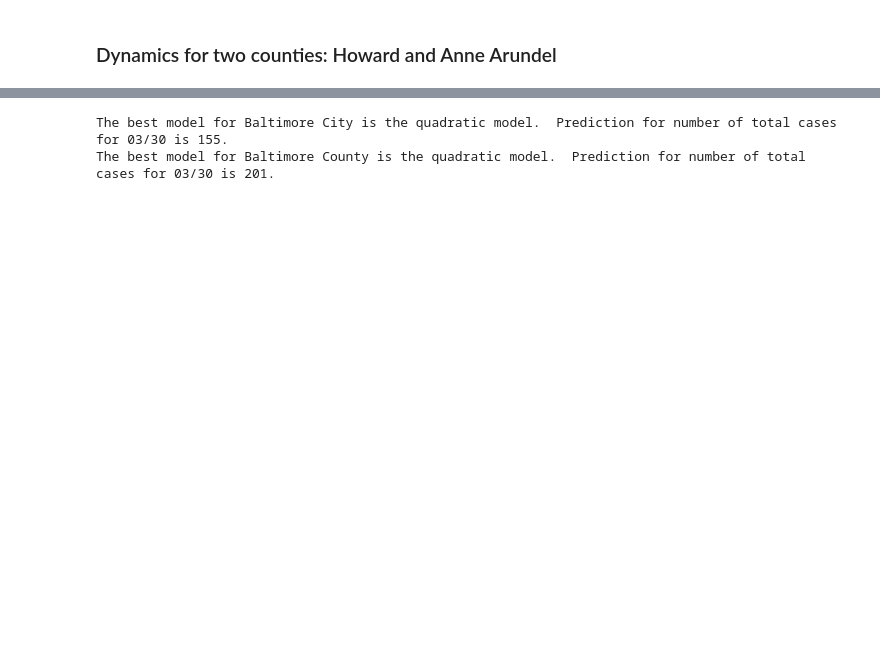
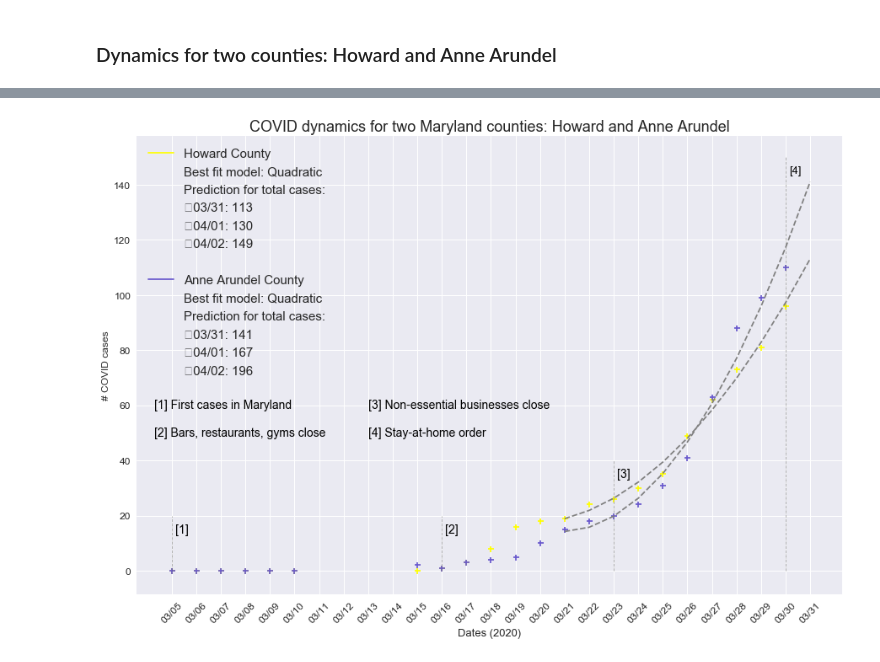
Before and after one commit to akonstodata/md_county_covid, a Jupyter notebook: code/MD_COVID_Dynamics_model_choose.ipynb, the cells around one changed output, grey strips where cells are left out. Saved outputs shown, nothing was run; the diff lists cells and outputs as text; code cells hidden in the pictures; blank space fills up the shorter version.

```diff
--- a/code/MD_COVID_Dynamics_model_choose.ipynb
+++ b/code/MD_COVID_Dynamics_model_choose.ipynb
@@ -310,9 +258,71 @@ plt.title("COVID dynamics for Baltimore City and County",fontsize=18)   ;
-# %%
-# Predict next day's cases
-next_day_casesB1 = func_useB1(next_day, poptB1[0], poptB1[1], poptB1[2])
-next_day_casesB2 = func_useB2(next_day, poptB2[0], poptB2[1], poptB2[2])
-print(f"The best model for Baltimore City is the {opt_modelB1} model.  Prediction for number of total cases for {tomorrow_label} is {int(next_day_casesB1)}.")
-print(f"The best model for Baltimore County is the {opt_modelB2} model.  Prediction for number of total cases for {tomorrow_label} is {int(next_day_casesB2)}.")
-# %% [output]
-The best model for Baltimore City is the quadratic model.  Prediction for number of total cases for 03/30 is 155.
-The best model for Baltimore County is the quadratic model.  Prediction for number of total cases for 03/30 is 201.
+# %%
+poptH = model_results.loc["Howard"][0:3]
+poptA = model_results.loc["Anne Arundel"][0:3]
+
+func_useH, opt_modelH = function_use("Howard",model_results)
+func_useA, opt_modelA = function_use("Anne Arundel",model_results)
+
+next_day_casesH = func_use(next_day, poptH[0], poptH[1], poptH[2])
+next2_day_casesH = func_use(next2_day, poptH[0], poptH[1], poptH[2])
+next3_day_casesH = func_use(next3_day, poptH[0], poptH[1], poptH[2])
+
+next_day_casesA = func_use(next_day, poptA[0], poptA[1], poptA[2])
+next2_day_casesA = func_use(next2_day, poptA[0], poptA[1], poptA[2])
+next3_day_casesA = func_use(next3_day, poptA[0], poptA[1], poptA[2])
+
+locH = "Howard County"
+locA = "Anne Arundel County"
+model = "Best fit model: {}"
+pred_text="Prediction for total cases:"
+next_pred='\t{}: {}';
+# %%
+# Create legend
+legend_elements =  [Line2D([0], [0], marker='+', color='yellow', label=locH, markersize=15),
+                    Line2D([0], [0], marker='', color='black',linestyle='', label=model.format(opt_modelH), markersize=15),
+                    Line2D([1], [0], marker='', color='black',linestyle='', label=pred_text, markersize=1),
+                    Line2D([1], [0], marker='', color='black',linestyle='', label=next_pred.format(tomorrow_label,int(next_day_casesH)), markersize=1),
+                    Line2D([0], [0], marker='', color='black',linestyle='', label=next_pred.format(next2_label,int(next2_day_casesH)), markersize=15),
+                    Line2D([0], [0], marker='', color='black',linestyle='', label=next_pred.format(next3_label,int(next3_day_casesH)), markersize=15),
+                    Line2D([0], [0], marker='', color='black',linestyle='', label='', markersize=15),
+                    Line2D([0], [0], marker='+', color='slateblue', label=locA, markersize=15),
+                    Line2D([0], [0], marker='', color='black',linestyle='', label=model.format(opt_modelA), markersize=15),
+                    Line2D([1], [0], marker='', color='black',linestyle='', label=pred_text, markersize=1),
+                    Line2D([1], [0], marker='', color='black',linestyle='', label=next_pred.format(tomorrow_label,int(next_day_casesA)), markersize=1),
+                    Line2D([0], [0], marker='', color='black',linestyle='', label=next_pred.format(next2_label,int(next2_day_casesA)), markersize=15),
+                    Line2D([0], [0], marker='', color='black',linestyle='', label=next_pred.format(next3_label,int(next3_day_casesA)), markersize=15)]
+
+plt.figure(figsize=(15,10));
+
+plt.plot(xdata_pred, func_useH(xdata_pred, *poptH), color='grey',linestyle='--')
+plt.scatter(md_county.index,md_county['Howard'],color='yellow',marker='+')
+
+plt.plot(xdata_pred, func_useA(xdata_pred, *poptA), color='grey',linestyle='--')
+plt.scatter(md_county.index,md_county['Anne Arundel'],color='slateblue',marker='+')
+
+# extra info
+plt.vlines(x=0, ymin=0, ymax=20,color='dimgrey', linewidth=0.5,linestyle='-.');
+plt.text(0.4,15,"[1]",rotation=0,color='black',fontsize = 14,verticalalignment='center',horizontalalignment='center');
+
+plt.vlines(x=11, ymin=0, ymax=20,color='dimgrey', linewidth=0.5,linestyle='-.');
+plt.text(11.4,15,"[2]",rotation=0,color='black',fontsize = 14,verticalalignment='center',horizontalalignment='center');
+
+plt.vlines(x=18, ymin=0, ymax=40,color='dimgrey', linewidth=0.5,linestyle='-.');
+plt.text(18.4,35,"[3]",rotation=0,color='black',fontsize = 14,verticalalignment='center',horizontalalignment='center');
+
+plt.vlines(x=25, ymin=0, ymax=150,color='dimgrey', linewidth=0.5,linestyle='-.');
+plt.text(25.4,145,"[4]",rotation=0,color='black',fontsize = 13,verticalalignment='center',horizontalalignment='center');
+
+plt.text(-0.7,60,"[1] First cases in Maryland",rotation=0,color='black',fontsize = 14,verticalalignment='center',horizontalalignment='left');
+plt.text(-0.7,50,"[2] Bars, restaurants, gyms close",rotation=0,color='black',fontsize = 14,verticalalignment='center',horizontalalignment='left');
+plt.text(8,60,"[3] Non-essential businesses close",rotation=0,color='black',fontsize = 14,verticalalignment='center',horizontalalignment='left');
+plt.text(8,50,"[4] Stay-at-home order",rotation=0,color='black',fontsize = 14,verticalalignment='center',horizontalalignment='left');
+
+
+plt.ylabel('# COVID cases',fontsize=12);
+plt.xticks(xdata_full, dates, rotation=45,fontsize=12)
+plt.yticks(fontsize=12)
+plt.xlabel('Dates (2020)',fontsize=13)
+plt.legend(handles=legend_elements,fontsize=15,loc='upper left')
+plt.title("COVID dynamics for two Maryland counties: Howard and Anne Arundel",fontsize=18);
+# %% [output]
+[figure, added]
```
Also changed, not shown: parts of 18 cells of this notebook, 5 other files.
